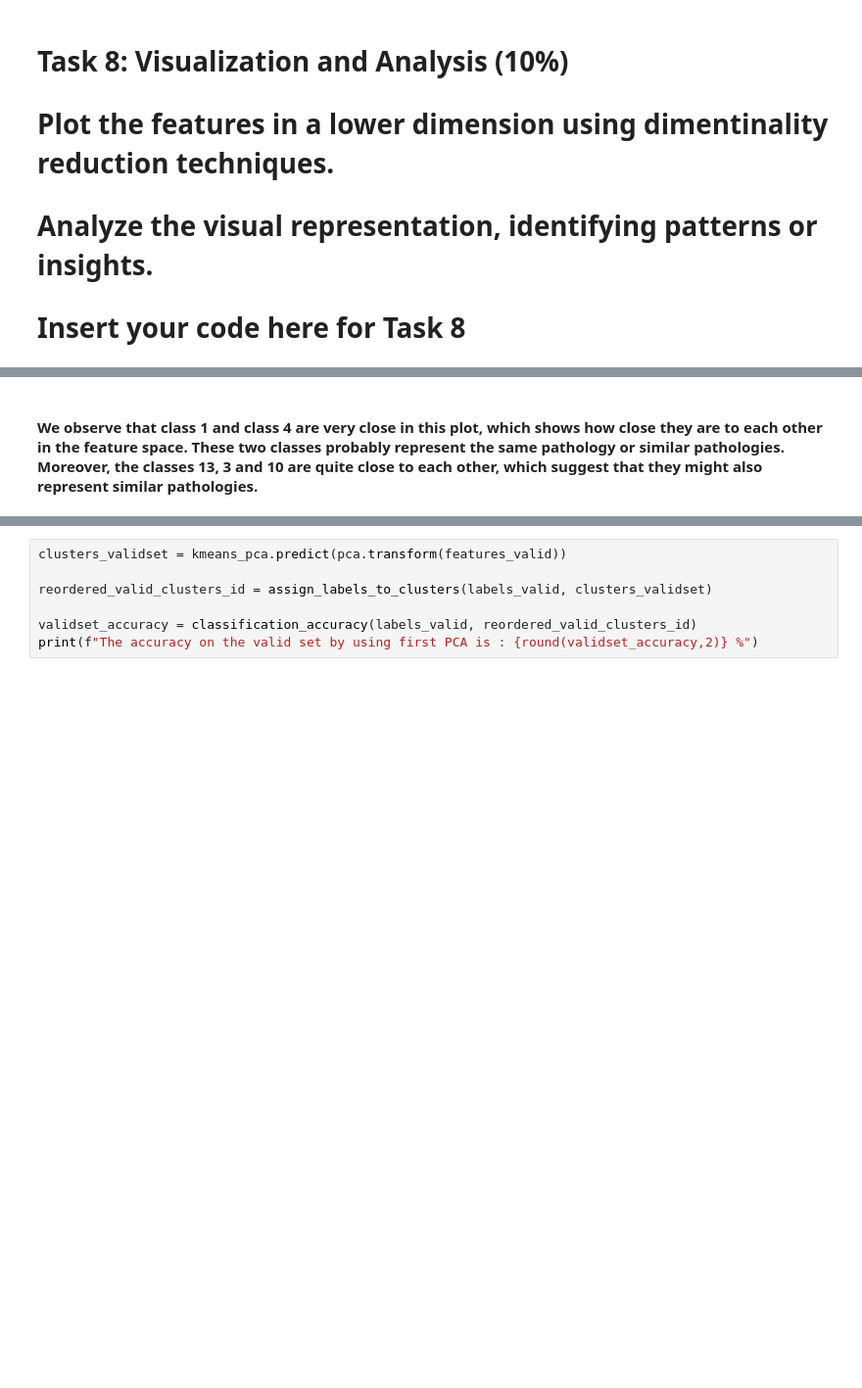
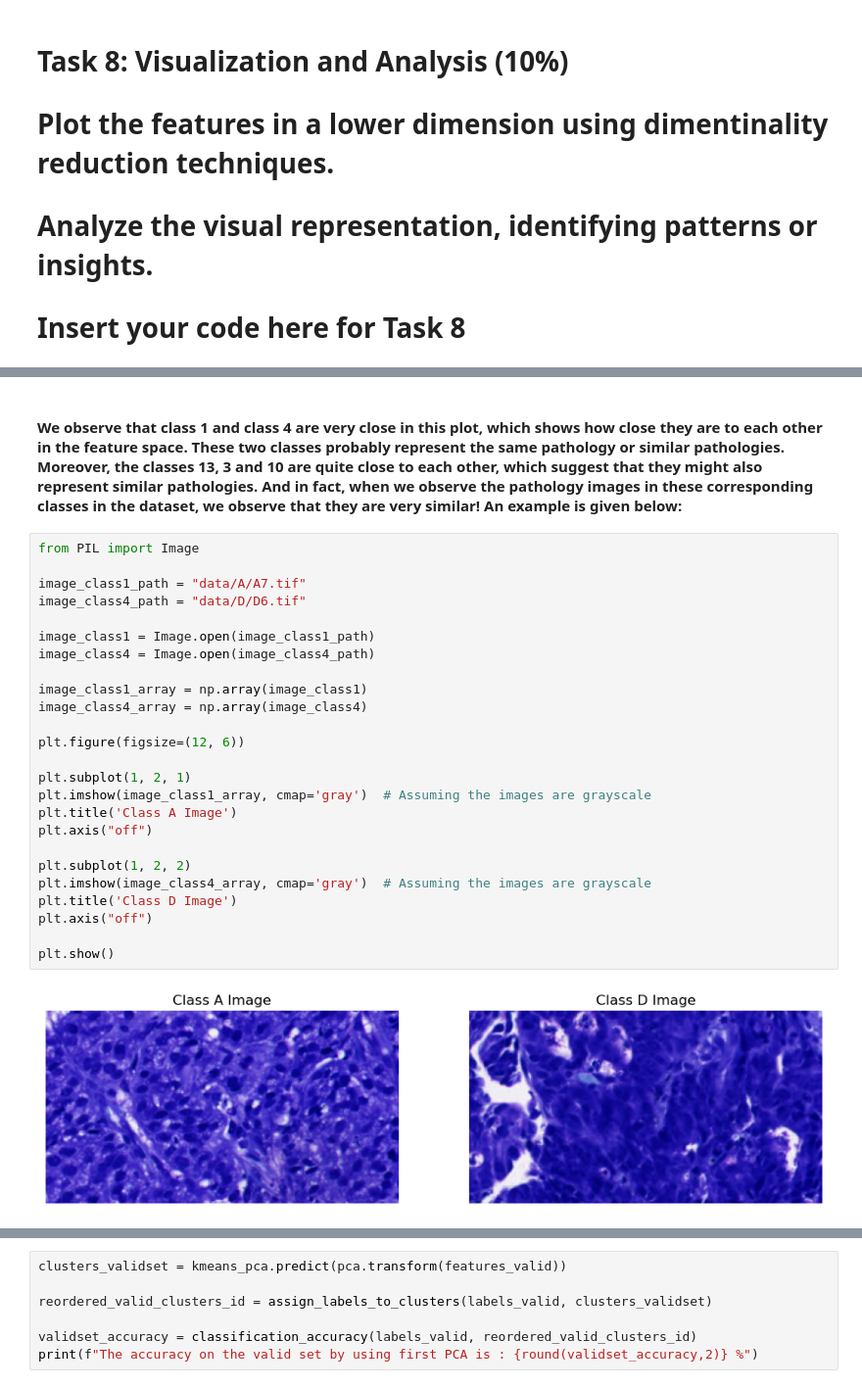
Before and after one commit to Sofiane-Sif/histopathology-ML-analysis, a Jupyter notebook: Assignment1.ipynb, the cells around one changed output, grey strips where cells are left out. Shown at 98% size. Saved outputs shown, nothing was run; the diff lists cells and outputs as text; blank space fills up the shorter version.

```diff
--- a/Assignment1.ipynb
+++ b/Assignment1.ipynb
@@ -347,2 +354,29 @@ plt.show()
 # %% [markdown]
-#### We observe that class 1 and class 4 are very close in this plot, which shows how close they are to each other in the feature space. These two classes probably represent the same pathology or similar pathologies. Moreover, the classes 13, 3 and 10 are quite close to each other, which suggest that they might also represent similar pathologies.
+#### We observe that class 1 and class 4 are very close in this plot, which shows how close they are to each other in the feature space. These two classes probably represent the same pathology or similar pathologies. Moreover, the classes 13, 3 and 10 are quite close to each other, which suggest that they might also represent similar pathologies. And in fact, when we observe the pathology images in these corresponding classes in the dataset, we observe that they are very similar! An example is given below:
+# %%
+from PIL import Image
+
+image_class1_path = "data/A/A7.tif"
+image_class4_path = "data/D/D6.tif"
+
+image_class1 = Image.open(image_class1_path)
+image_class4 = Image.open(image_class4_path)
+
+image_class1_array = np.array(image_class1)
+image_class4_array = np.array(image_class4)
+
+plt.figure(figsize=(12, 6))
+
+plt.subplot(1, 2, 1)
+plt.imshow(image_class1_array, cmap='gray')  # Assuming the images are grayscale
+plt.title('Class A Image')
+plt.axis("off")
+
+plt.subplot(1, 2, 2)
+plt.imshow(image_class4_array, cmap='gray')  # Assuming the images are grayscale
+plt.title('Class D Image')
+plt.axis("off")
+
+plt.show()
+# %% [output]
+[figure, added]
```
Also changed, not shown: parts of 19 cells of this notebook.
